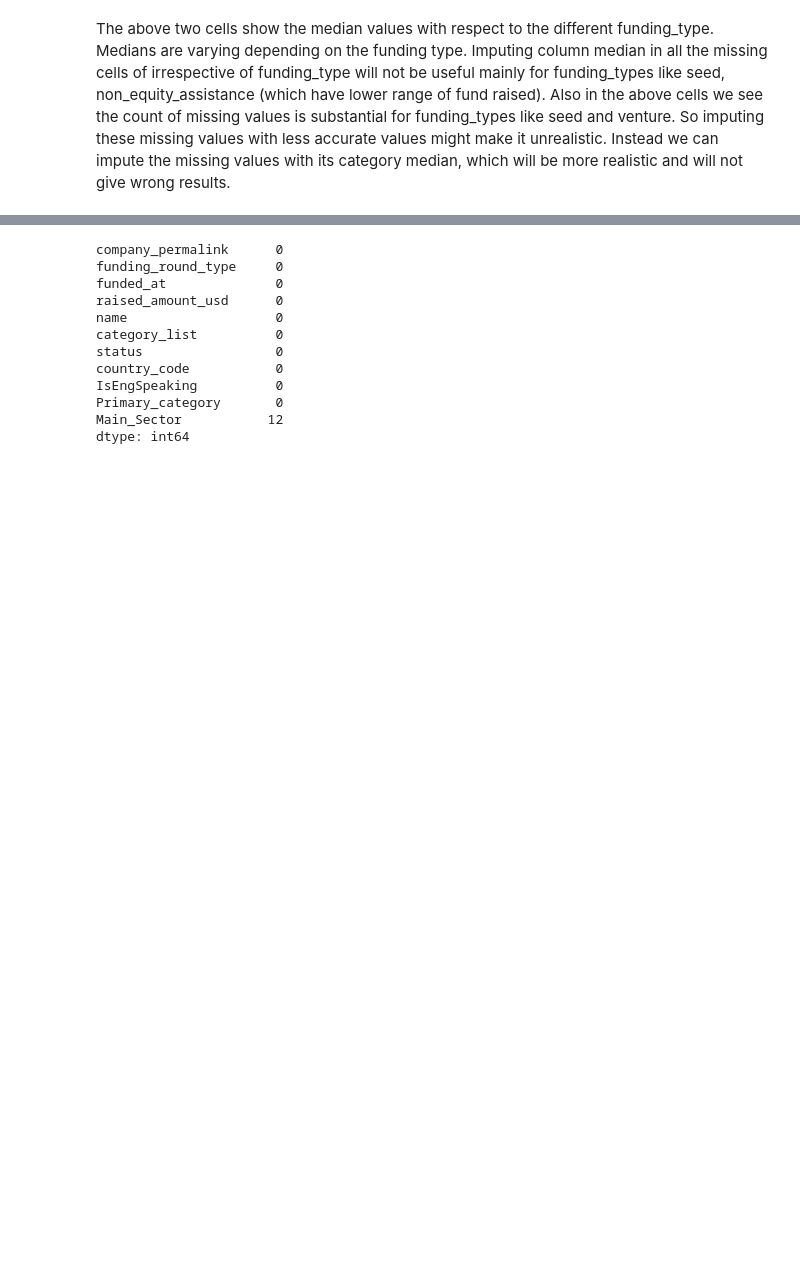
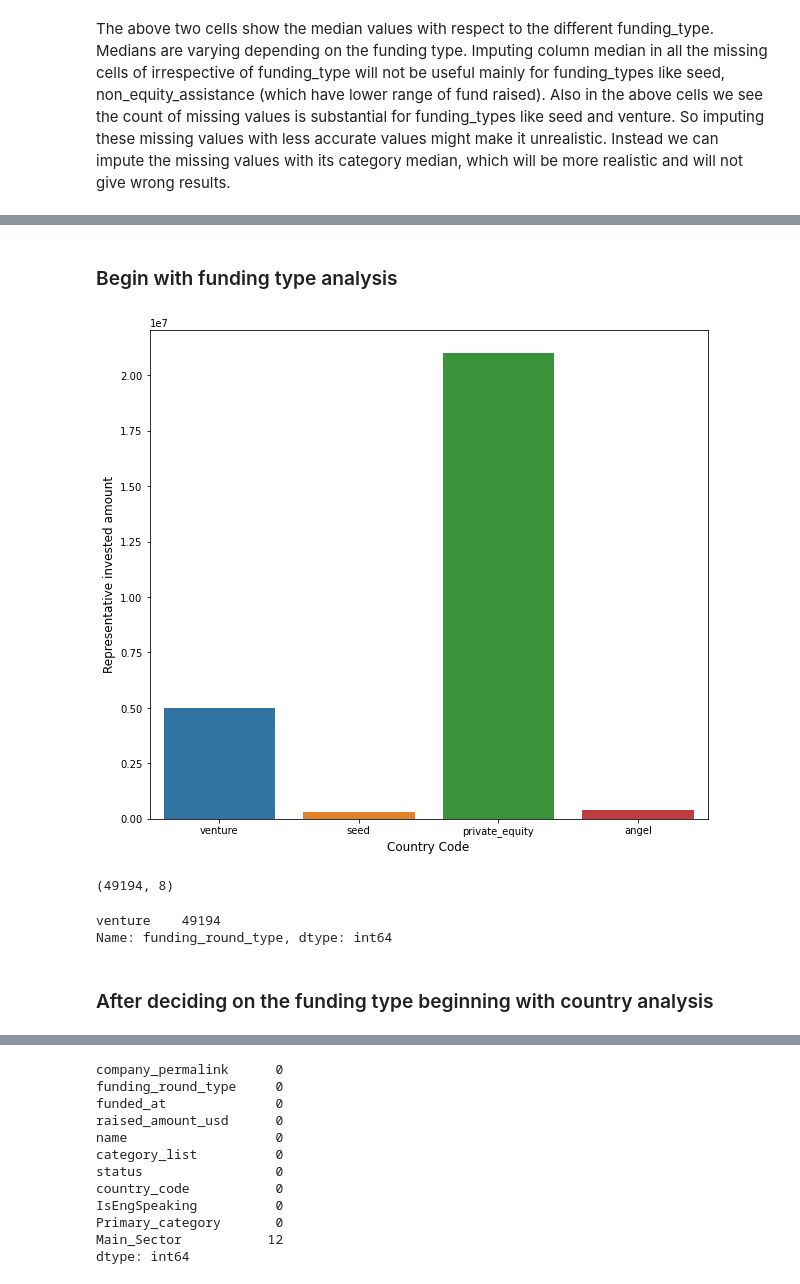
Before and after one commit to PCP4Dev/AI, a Jupyter notebook: InvestmentAssignment/Investment Assignment.ipynb, the cells around one changed output, grey strips where cells are left out. Cells and saved outputs as stored; diff of their text form; code cells hidden in the pictures; blank space fills up the shorter version.

```diff
--- a/InvestmentAssignment/Investment Assignment.ipynb
+++ b/InvestmentAssignment/Investment Assignment.ipynb
@@ -581,0 +335,2 @@ dtype: float64
+# %% [markdown]
+### Begin with funding type analysis
@@ -581,0 +344,15 @@ dtype: float64
+# %%
+# This is the first Funding Type Analysis.
+# Below plot shows the fund raised by the four desired funding types
+# Spark Funds want to invest 5-15 million usds. With this it can be seen
+# Spark Funds can invest in 'venture' funding type as funding amount is 5 million.
+# private_equity funding type is out of its reach as it attracted funding of amount more than 20 million
+# seed and angel raised less funds as compared to other two funding types. Investing in both the
+# funding types will also not be possible as it will be still less than 5 million usds (minimum Spark funds want to invest)
+plt.figure(figsize=[10,9])
+sns.barplot(data=master_frame_plotFundingType, x="funding_round_type", y="raised_amount_usd", estimator=np.median)
+plt.ylabel("Representative invested amount", size=12)
+plt.xlabel("Country Code", size=12)
+plt.show()
+# %% [output]
+[figure, added]
@@ -581,0 +364,13 @@ dtype: float64
+# %%
+# check the  reduced shape due to above filter
+master_frame_venture.shape
+# %% [output]
+(49194, 8)
+# %%
+# another check to ensure only observations for venture funding type are involved in further analysis
+master_frame_venture.funding_round_type.value_counts()
+# %% [output]
+venture    49194
+Name: funding_round_type, dtype: int64
+# %% [markdown]
+### After deciding on the funding type beginning with country analysis
```
Also changed, not shown: parts of 177 cells of this notebook.
